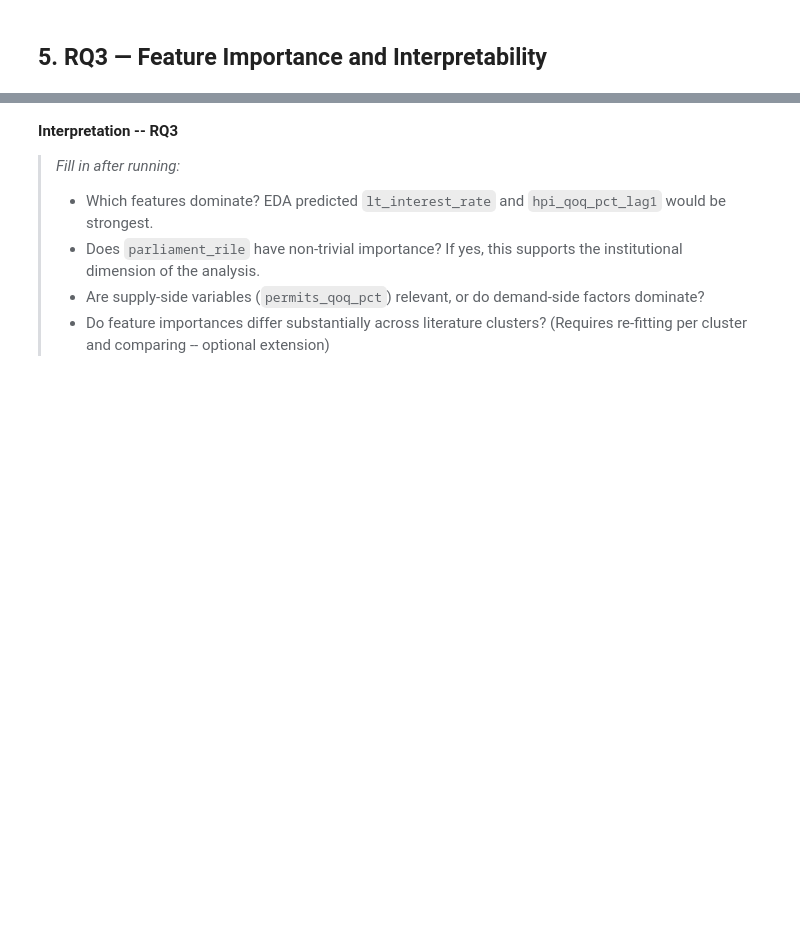
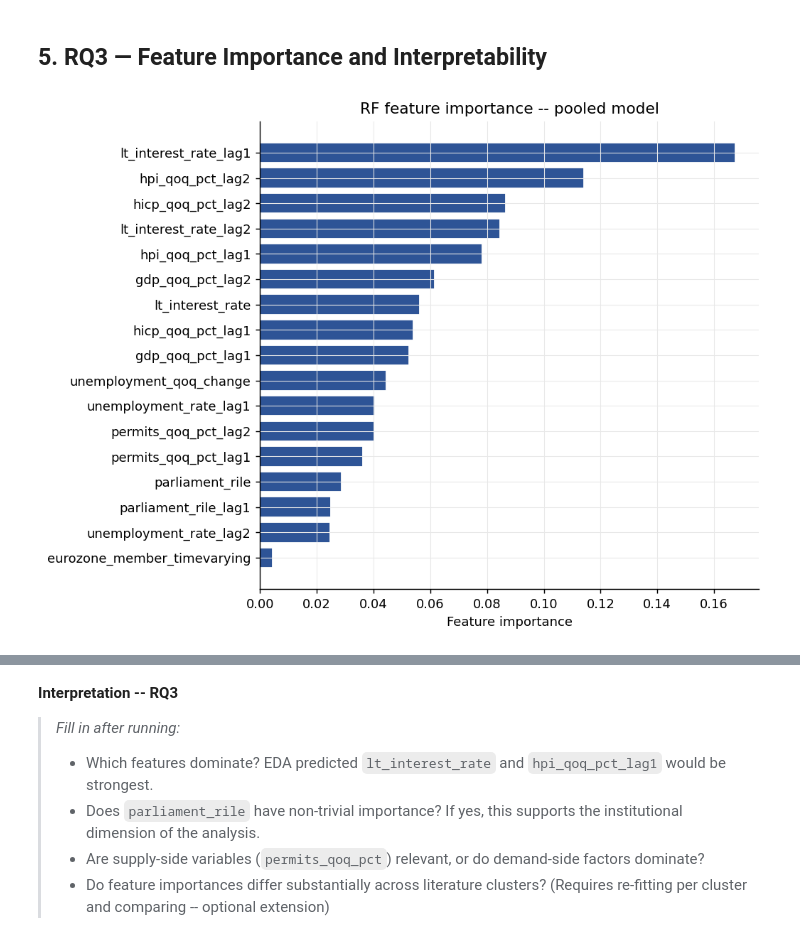
Before and after one commit to deercarla/european-house-market-forecasting, a Jupyter notebook: s5-metrics/metrics.ipynb, the cells around one changed output, grey strips where cells are left out. Drawn from its saved outputs; the diff is of its cells as text; code cells hidden in the pictures; blank space fills up the shorter version.

```diff
--- a/s5-metrics/metrics.ipynb
+++ b/s5-metrics/metrics.ipynb
@@ -462,41 +462,41 @@ if len(pooled_plot) > 0:
 # %% [markdown]
 ## 5. RQ3 — Feature Importance and Interpretability
 # %%
-# ── RQ3: Load feature importances from modelling notebook ────────────────────
-# This section requires the rf_best and gb_best models from the modelling notebook.
-# If running this notebook independently, re-fit the best models here.
+from sklearn.ensemble import RandomForestRegressor
+from sklearn.preprocessing import StandardScaler
+import pandas as pd, numpy as np
 
-# Try to import from modelling notebook state -- if not available, note it
-try:
-    importances = rf_best.feature_importances_
-    feature_names = FEATURES
-    source = 'rf_best from modelling notebook'
-except NameError:
-    print('NOTE: rf_best not found in scope.')
-    print('To generate feature importance plots, run the modelling notebook first')
-    print('in the same kernel session, or re-fit the best RF model here:')
-    print()
-    print('  from sklearn.ensemble import RandomForestRegressor')
-    print('  model_data = pd.read_excel("./model_data_clustered.xlsx")')
-    print('  # ... define FEATURES, train_df, then rf_best.fit(X_train, y_train)')
-    importances = None
+model_data = pd.read_excel('C:\\Users\\carla\\CBS\\ml-final-project\\s3-clustering\\model_data_clustered.xlsx')
+FEATURES = [
+    'hpi_qoq_pct_lag1','hpi_qoq_pct_lag2',
+    'gdp_qoq_pct_lag1','gdp_qoq_pct_lag2',
+    'hicp_qoq_pct_lag1','hicp_qoq_pct_lag2',
+    'unemployment_rate_lag1','unemployment_rate_lag2',
+    'unemployment_qoq_change',
+    'permits_qoq_pct_lag1','permits_qoq_pct_lag2',
+    'lt_interest_rate','lt_interest_rate_lag1','lt_interest_rate_lag2',
+    'eurozone_member_timevarying',
+    'parliament_rile','parliament_rile_lag1',
+]
+FEATURES = [f for f in FEATURES if f in model_data.columns]
+TARGET = 'target_hpi_next_q'
 
-if importances is not None:
-    fi_df = pd.DataFrame({'feature': feature_names, 'importance': importances})
-    fi_df = fi_df.sort_values('importance', ascending=True)
+train_df = model_data[(model_data['year'] < 2022)].dropna(subset=FEATURES+[TARGET])
+rf_rq3 = RandomForestRegressor(n_estimators=300, max_depth=None,
+                                min_samples_leaf=5, random_state=42, n_jobs=-1)
+rf_rq3.fit(train_df[FEATURES].values, train_df[TARGET].values)
 
-    fig, ax = plt.subplots(figsize=(8, 6))
-    colors_fi = [GREEN if imp > fi_df['importance'].median() else ACCENT
-                 for imp in fi_df['importance']]
-    ax.barh(fi_df['feature'], fi_df['importance'], color=colors_fi, edgecolor='white')
-    ax.set_xlabel('Feature importance (mean decrease in impurity)')
-    ax.set_title('Random Forest -- full feature importance\n'
-                 '(pooled model, all countries)')
-    plt.tight_layout()
-    plt.show()
+fi_df = pd.DataFrame({'feature': FEATURES,
+                       'importance': rf_rq3.feature_importances_})
+fi_df = fi_df.sort_values('importance', ascending=True)
 
-    print('\nTop 5 most important features:')
-    print(fi_df.sort_values('importance',ascending=False).head(5).to_string(index=False))
-    print('\nBottom 5 (least important):')
-    print(fi_df.sort_values('importance',ascending=False).tail(5).to_string(index=False))
+fig, ax = plt.subplots(figsize=(8, 6))
+ax.barh(fi_df['feature'], fi_df['importance'], color=ACCENT, edgecolor='white')
+ax.set_xlabel('Feature importance')
+ax.set_title('RF feature importance -- pooled model')
+plt.tight_layout()
+plt.show()
+
+print(fi_df.sort_values('importance', ascending=False).to_string(index=False))
 # %% [output]
+[figure, added]
```
Also changed, not shown: parts of 12 cells of this notebook, 5 other files.
